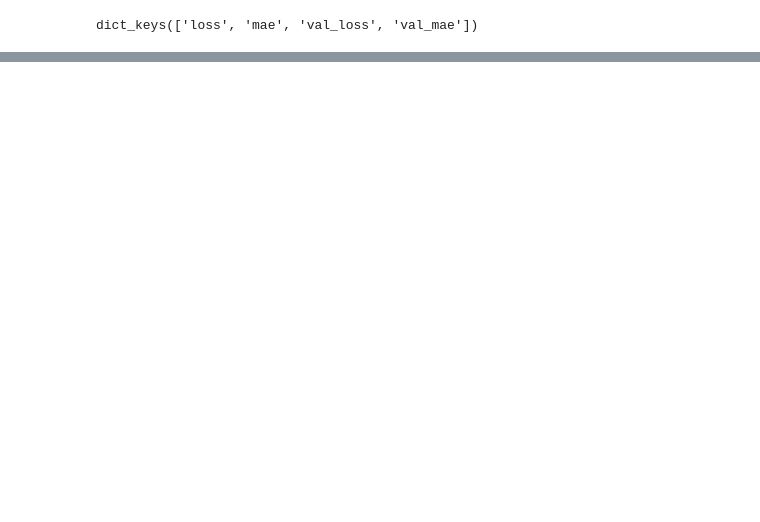
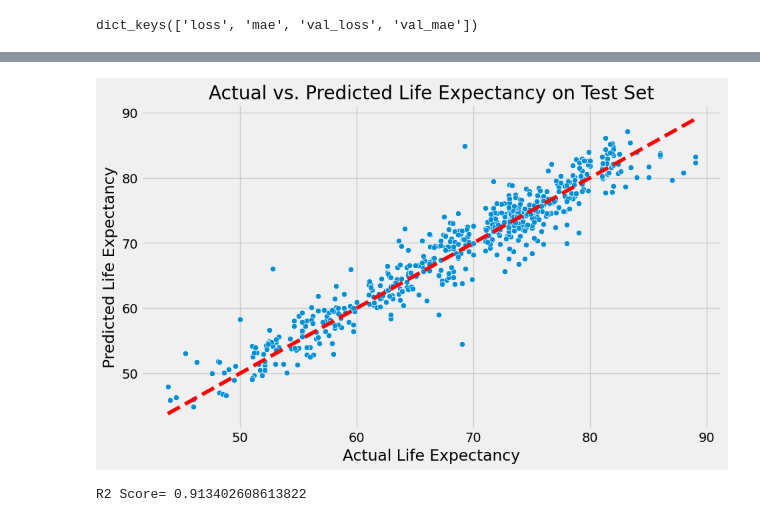
Before and after one commit to rr4323/data_scientist_mastry, a Jupyter notebook: life_expectancy_prediction/life_expectancy_prediction.ipynb, the cells around one changed output, grey strips where cells are left out. Drawn from its saved outputs; the diff is of its cells as text; code cells hidden in the pictures; blank space fills up the shorter version.

```diff
--- a/life_expectancy_prediction/life_expectancy_prediction.ipynb
+++ b/life_expectancy_prediction/life_expectancy_prediction.ipynb
@@ -633,0 +670,5 @@ R2 Score= 0.9028106280150948
+# %%
+from tensorflow.keras.callbacks import EarlyStopping, ModelCheckpoint
+
+# Implement Early Stopping
+early_stopping = EarlyStopping(monitor='val_loss', patience=10, restore_best_weights=True)
@@ -633,0 +773,22 @@ R2 Score= 0.9028106280150948
+# %%
+# Build the final model with the best hyperparameters
+final_model = Sequential()
+final_model.add(Dense(units=best_hps.get('units_input'), activation='relu', input_shape=(X_train.shape[1],)))
+final_model.add(Dropout(best_hps.get('dropout_input')))
+
+for i in range(best_hps.get('num_hidden_layers')):
+    final_model.add(Dense(units=best_hps.get(f'units_hidden_{i}'), activation='relu'))
+    final_model.add(Dropout(best_hps.get(f'dropout_hidden_{i}')))
+
+final_model.add(Dense(1)) # Output layer for regression
+
+# Compile the final model
+final_model.compile(optimizer=tf.keras.optimizers.Adam(learning_rate=best_hps.get('learning_rate')),
+                    loss='mse',
+                    metrics=['mae'])
+
+# Train the final model
+history_final = final_model.fit(X_train, y_train, epochs=200, batch_size=32,
+                                validation_data=(X_val, y_val),
+                                callbacks=[early_stopping, ModelCheckpoint('final_best_model.keras', monitor='val_loss', save_best_only=True)],
+                                verbose=1)
@@ -633,0 +827,16 @@ R2 Score= 0.9028106280150948
+# %%
+import matplotlib.pyplot as plt
+import seaborn as sns
+
+# Get predictions from the final model on the test data
+y_pred_final = final_model.predict(X_test)
+
+# Create a scatter plot of actual vs. predicted values
+plt.figure(figsize=(10, 6))
+sns.scatterplot(x=y_test.values.flatten(), y=y_pred_final.flatten())
+plt.xlabel("Actual Life Expectancy")
+plt.ylabel("Predicted Life Expectancy")
+plt.title("Actual vs. Predicted Life Expectancy on Test Set")
+plt.plot([y_test.min(), y_test.max()], [y_test.min(), y_test.max()], color='red', linestyle='--') # Add a diagonal line for reference
+plt.show()
+# %% [output]
@@ -633,0 +844,6 @@ R2 Score= 0.9028106280150948
+[figure, added]
+# %%
+R2 = r2_score(y_test, y_pred_final)
+print("R2 Score=",R2 )
+# %% [output]
+R2 Score= 0.913402608613822
```
Also changed, not shown: parts of 20 cells of this notebook.
